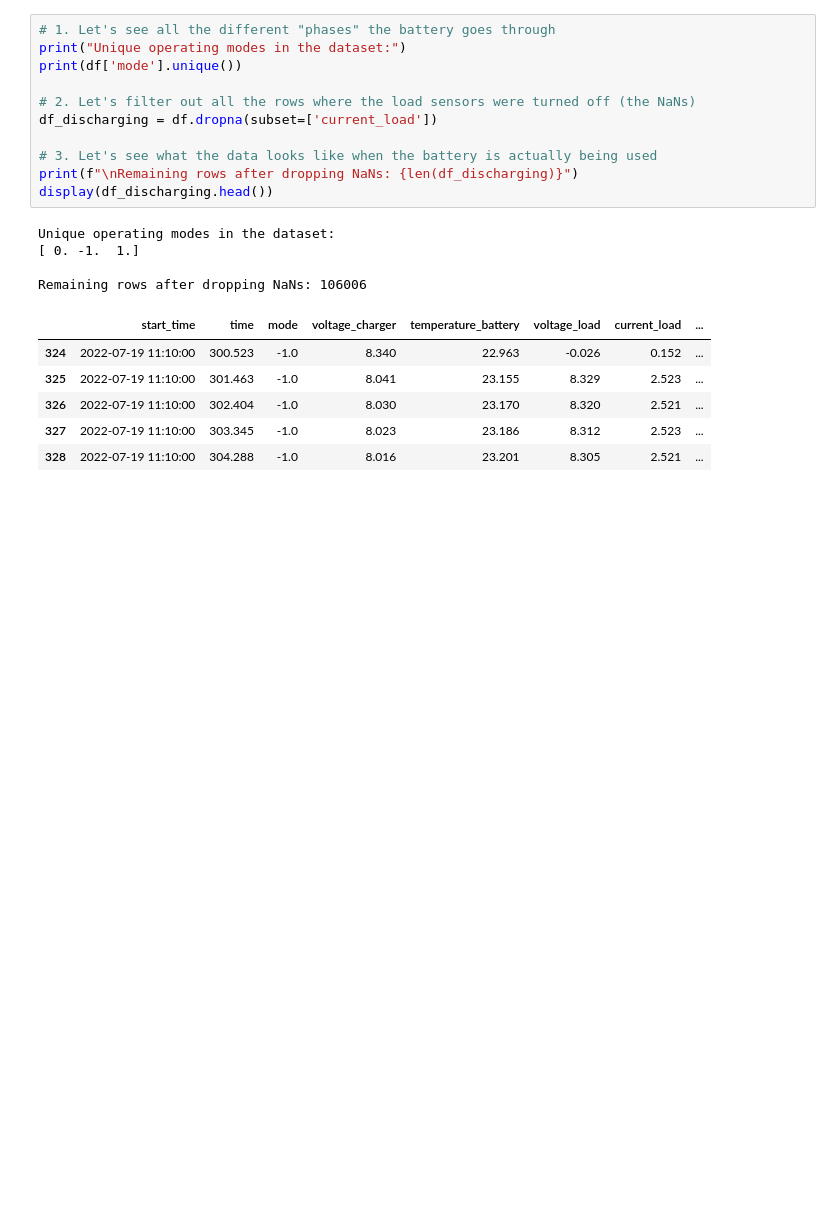
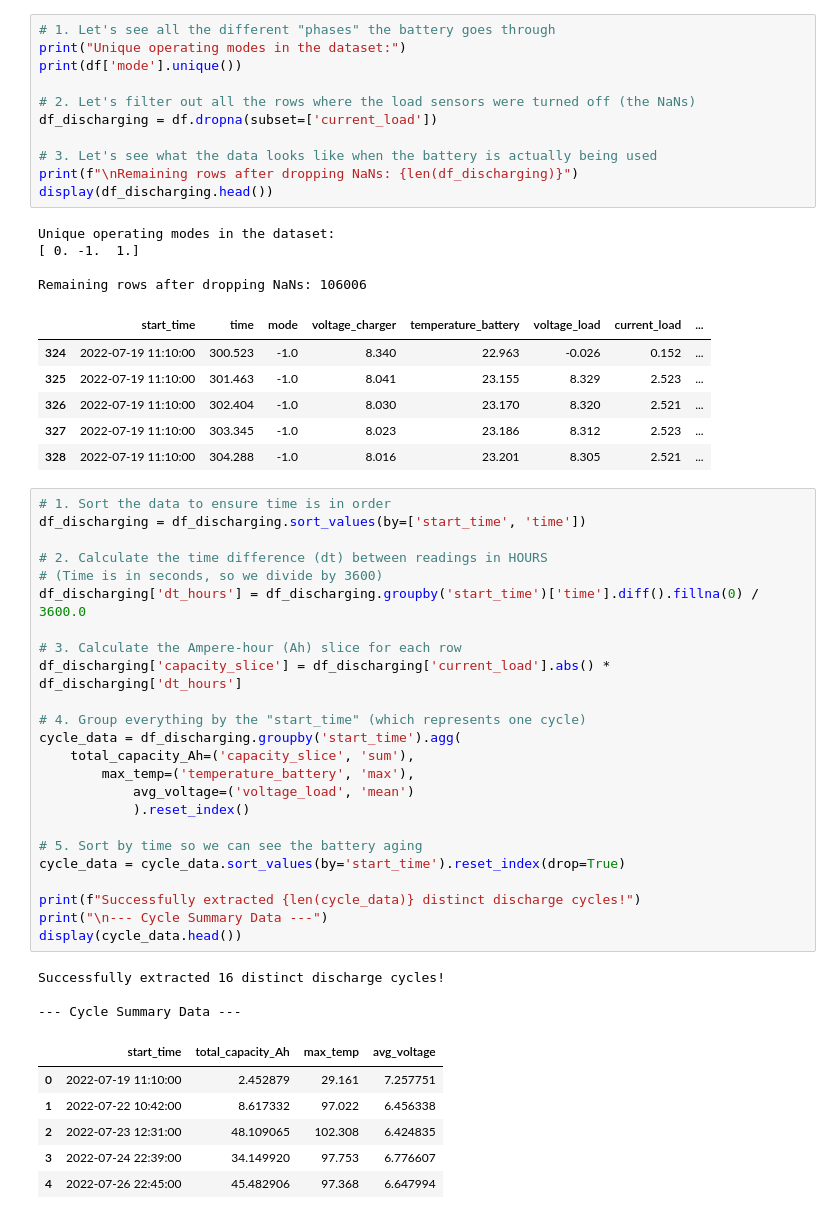
Before and after one commit to rushi-k-op/EV_battery_analytics_ml, a Jupyter notebook: EV_battery_analytics.ipynb, the cells around one changed output. Saved outputs shown, nothing was run; the diff lists cells and outputs as text; blank space fills up the shorter version.

```diff
--- a/EV_battery_analytics.ipynb
+++ b/EV_battery_analytics.ipynb
@@ -99,3 +97,37 @@ Remaining rows after dropping NaNs: 106006
 | 326 | 2022-07-19 11:10:00 | 302.404 | -1.0 | 8.030 | 23.170 | 8.320 | 2.521 | ... |
 | 327 | 2022-07-19 11:10:00 | 303.345 | -1.0 | 8.023 | 23.186 | 8.312 | 2.523 | ... |
 | 328 | 2022-07-19 11:10:00 | 304.288 | -1.0 | 8.016 | 23.201 | 8.305 | 2.521 | ... |
+# %%
+# 1. Sort the data to ensure time is in order
+df_discharging = df_discharging.sort_values(by=['start_time', 'time'])
+
+# 2. Calculate the time difference (dt) between readings in HOURS
+# (Time is in seconds, so we divide by 3600)
+df_discharging['dt_hours'] = df_discharging.groupby('start_time')['time'].diff().fillna(0) / 3600.0
+
+# 3. Calculate the Ampere-hour (Ah) slice for each row
+df_discharging['capacity_slice'] = df_discharging['current_load'].abs() * df_discharging['dt_hours']
+
+# 4. Group everything by the "start_time" (which represents one cycle)
+cycle_data = df_discharging.groupby('start_time').agg(
+    total_capacity_Ah=('capacity_slice', 'sum'),
+        max_temp=('temperature_battery', 'max'),
+            avg_voltage=('voltage_load', 'mean')
+            ).reset_index()
+
+# 5. Sort by time so we can see the battery aging
+cycle_data = cycle_data.sort_values(by='start_time').reset_index(drop=True)
+
+print(f"Successfully extracted {len(cycle_data)} distinct discharge cycles!")
+print("\n--- Cycle Summary Data ---")
+display(cycle_data.head())
+# %% [output]
+Successfully extracted 16 distinct discharge cycles!
+
+--- Cycle Summary Data ---
+|  | start_time | total_capacity_Ah | max_temp | avg_voltage |
+| 0 | 2022-07-19 11:10:00 | 2.452879 | 29.161 | 7.257751 |
+| 1 | 2022-07-22 10:42:00 | 8.617332 | 97.022 | 6.456338 |
+| 2 | 2022-07-23 12:31:00 | 48.109065 | 102.308 | 6.424835 |
+| 3 | 2022-07-24 22:39:00 | 34.149920 | 97.753 | 6.776607 |
+| 4 | 2022-07-26 22:45:00 | 45.482906 | 97.368 | 6.647994 |
```
Also changed, not shown: parts of 3 cells of this notebook.
